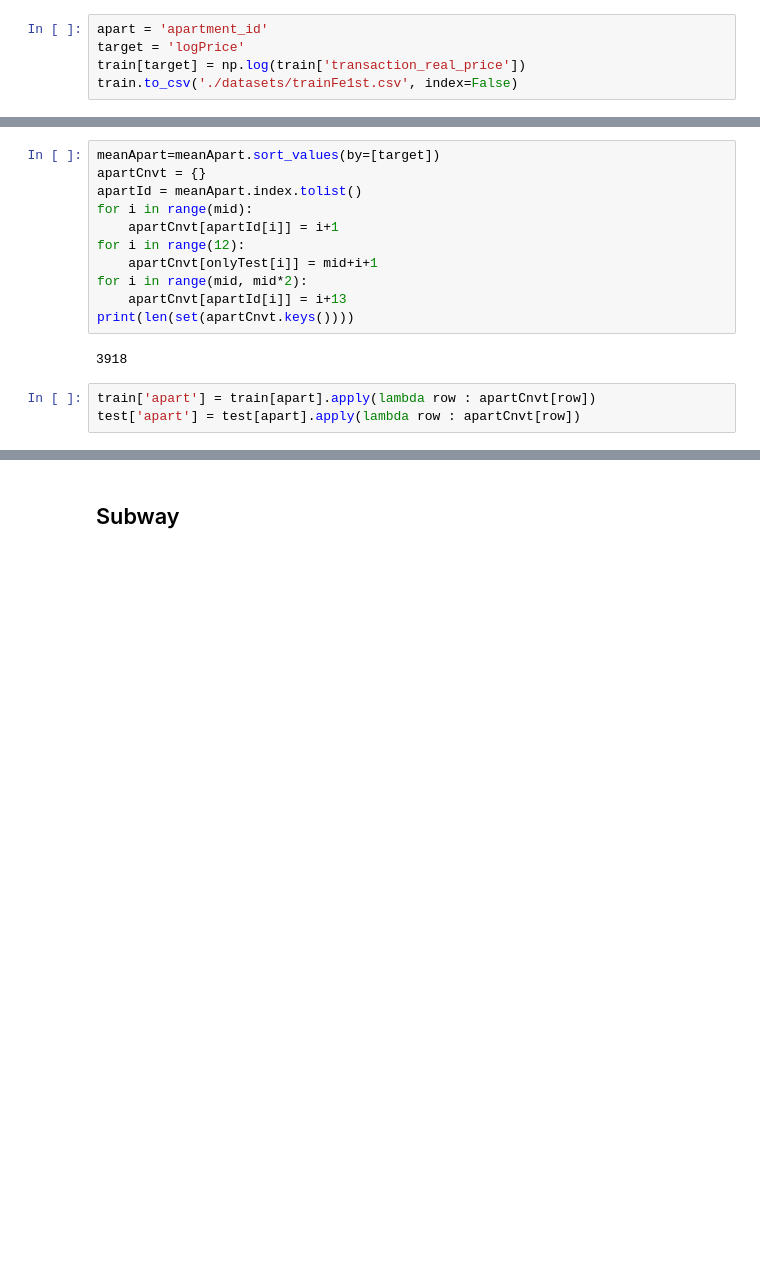
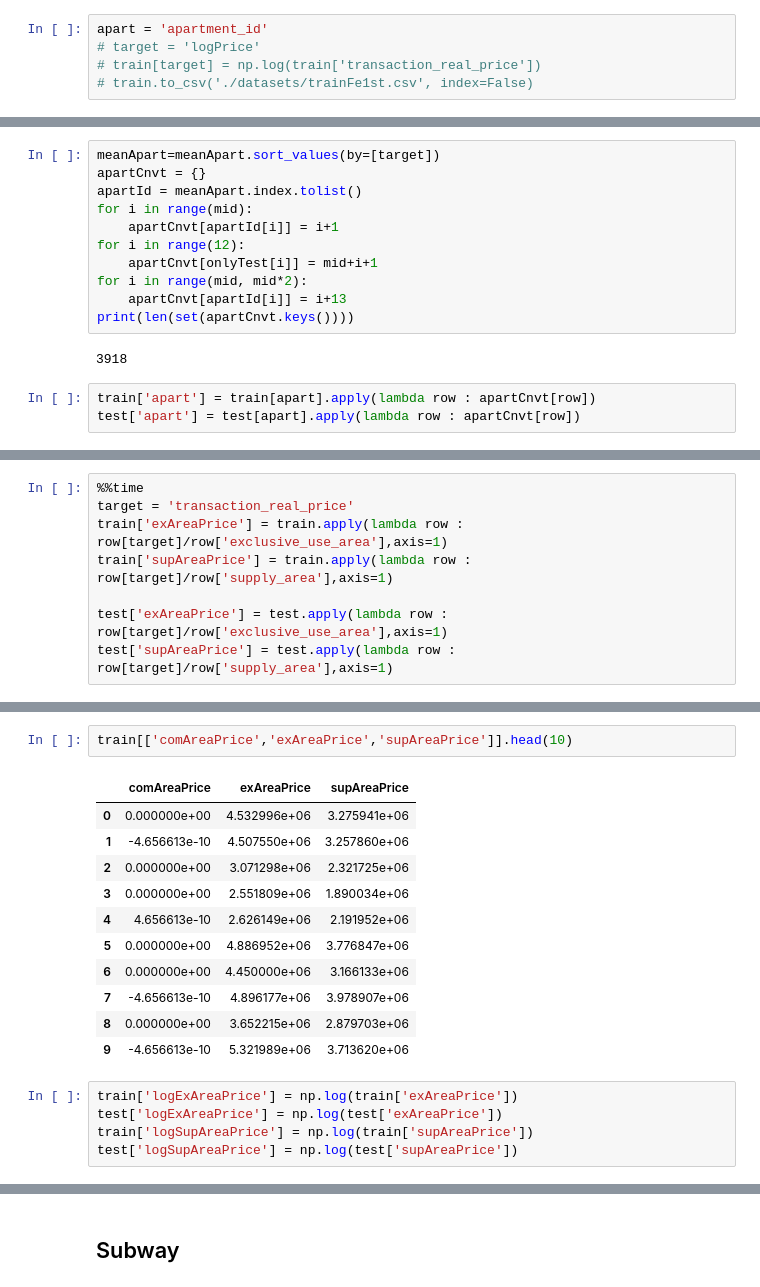
Before and after one commit to LeoHNLee/dacon-4th-predicting-apartments-transaction-price, a Jupyter notebook: hn-eda-prep-fe-2nd.ipynb, the cells around one changed output, grey strips where cells are left out. Saved outputs shown, nothing was run; the diff lists cells and outputs as text; blank space fills up the shorter version.

```diff
--- a/hn-eda-prep-fe-2nd.ipynb
+++ b/hn-eda-prep-fe-2nd.ipynb
@@ -144,9 +176,9 @@ subway['noLine'] = subway['subway_line'].apply(lambda row : len(row.split(',')))
 ## Apartment id
 # %%
 apart = 'apartment_id'
-target = 'logPrice'
-train[target] = np.log(train['transaction_real_price'])
-train.to_csv('./datasets/trainFe1st.csv', index=False)
+# target = 'logPrice'
+# train[target] = np.log(train['transaction_real_price'])
+# train.to_csv('./datasets/trainFe1st.csv', index=False)
 # %%
 allUniq = list(set(train[apart].unique().tolist()+test[apart].unique().tolist()))
 print(len(allUniq))
@@ -217,0 +270,8 @@ test['apart'] = test[apart].apply(lambda row : apartCnvt[row])
+# %%
+%%time
+target = 'transaction_real_price'
+train['exAreaPrice'] = train.apply(lambda row : row[target]/row['exclusive_use_area'],axis=1)
+train['supAreaPrice'] = train.apply(lambda row : row[target]/row['supply_area'],axis=1)
+
+test['exAreaPrice'] = test.apply(lambda row : row[target]/row['exclusive_use_area'],axis=1)
+test['supAreaPrice'] = test.apply(lambda row : row[target]/row['supply_area'],axis=1)
@@ -217,0 +287,19 @@ test['apart'] = test[apart].apply(lambda row : apartCnvt[row])
+# %%
+train[['comAreaPrice','exAreaPrice','supAreaPrice']].head(10)
+# %% [output]
+|  | comAreaPrice | exAreaPrice | supAreaPrice |
+| 0 | 0.000000e+00 | 4.532996e+06 | 3.275941e+06 |
+| 1 | -4.656613e-10 | 4.507550e+06 | 3.257860e+06 |
+| 2 | 0.000000e+00 | 3.071298e+06 | 2.321725e+06 |
+| 3 | 0.000000e+00 | 2.551809e+06 | 1.890034e+06 |
+| 4 | 4.656613e-10 | 2.626149e+06 | 2.191952e+06 |
+| 5 | 0.000000e+00 | 4.886952e+06 | 3.776847e+06 |
+| 6 | 0.000000e+00 | 4.450000e+06 | 3.166133e+06 |
+| 7 | -4.656613e-10 | 4.896177e+06 | 3.978907e+06 |
+| 8 | 0.000000e+00 | 3.652215e+06 | 2.879703e+06 |
+| 9 | -4.656613e-10 | 5.321989e+06 | 3.713620e+06 |
+# %%
+train['logExAreaPrice'] = np.log(train['exAreaPrice'])
+test['logExAreaPrice'] = np.log(test['exAreaPrice'])
+train['logSupAreaPrice'] = np.log(train['supAreaPrice'])
+test['logSupAreaPrice'] = np.log(test['supAreaPrice'])
```
Also changed, not shown: parts of 47 cells of this notebook.
